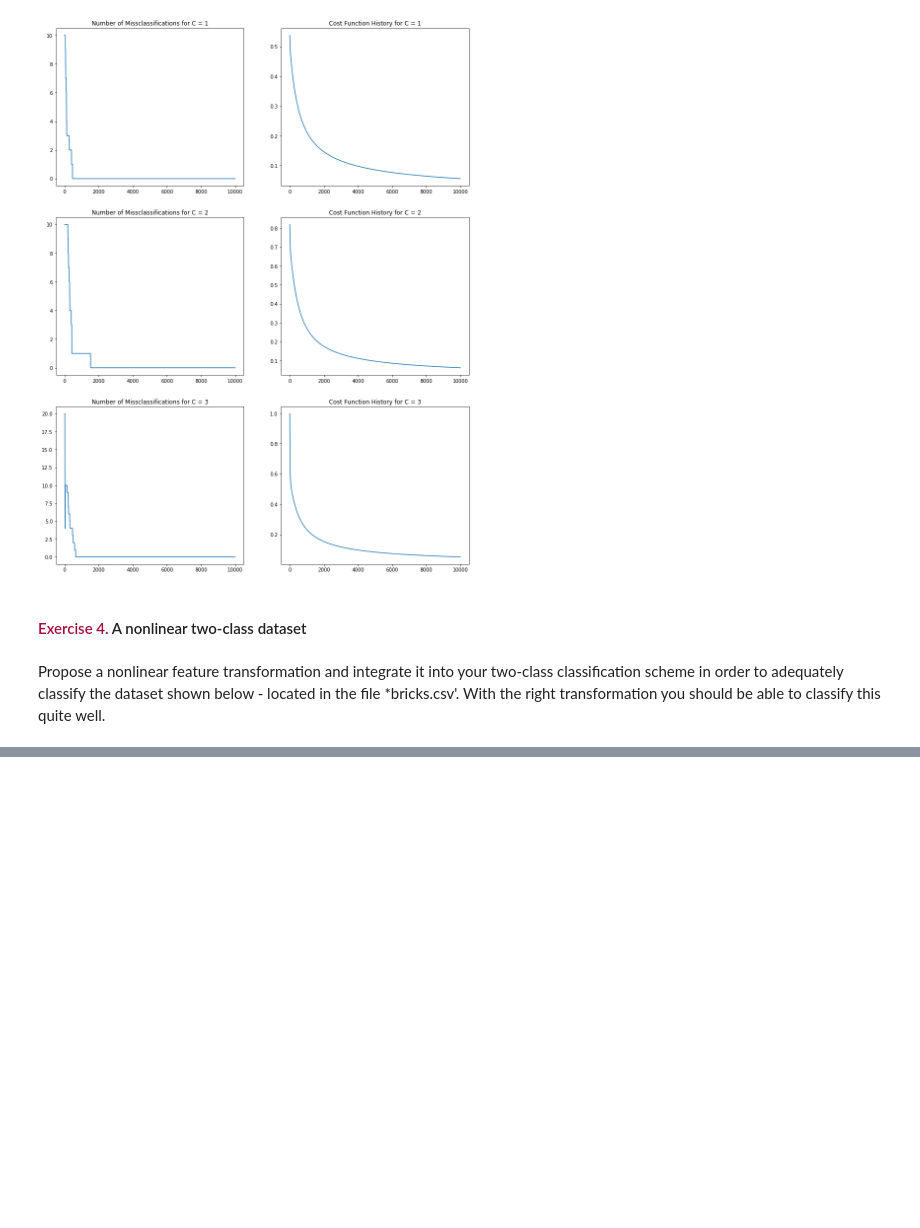
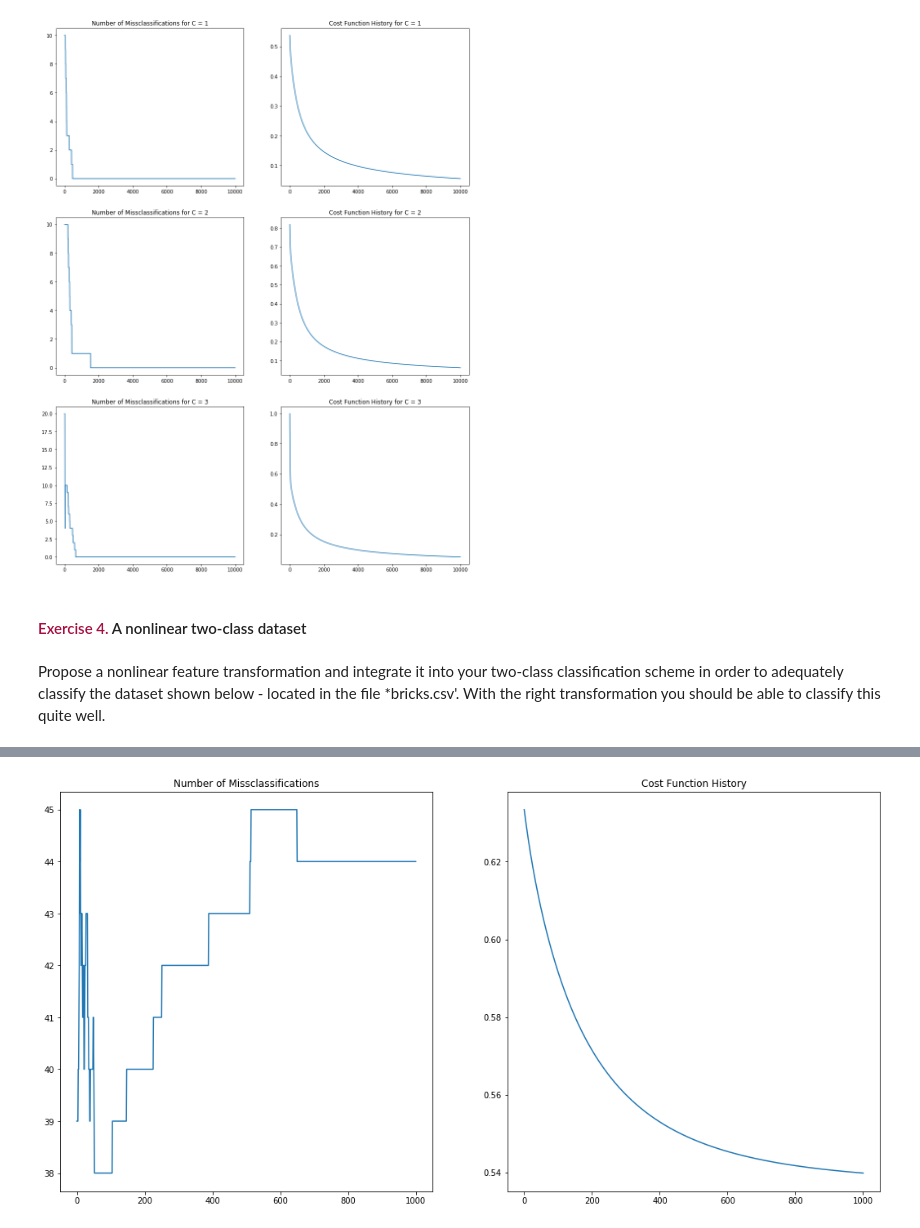
Before and after one commit to chrisxmiller/class1819, a Jupyter notebook: 19WI_EECS435_NeuralNets/HW2/deep_learning_hw2.ipynb, the cells around one changed output, grey strips where cells are left out. Saved outputs shown, nothing was run; the diff lists cells and outputs as text; code cells hidden in the pictures; blank space fills up the shorter version.

```diff
--- a/19WI_EECS435_NeuralNets/HW2/deep_learning_hw2.ipynb
+++ b/19WI_EECS435_NeuralNets/HW2/deep_learning_hw2.ipynb
@@ -282,0 +325,36 @@ def softmax(w):
+# %%
+#Define the model with built-in transformation
+def model(x,w):
+    a = w[0] + (x[:,0])*w[1] + (x[:,1]**3)*w[2]
+    return a.T
+
+#Define initial points
+w = np.random.randn(1,np.shape(x)[1]+1)[0]
+
+#define alpha, num its
+alpha = 0.100
+num_its = 1000
+# %%
+#Decend the gradient
+w_hx = gradient_descent(softmax, alpha, num_its, w)
+# %%
+#Plots, code straight from ex 1
+#Get the data for both
+mc = missclass(model, w_hx, x,y)
+cfxhx = cost_history(w_hx, softmax)
+
+#Number of iterations
+its = np.arange(0,len(w_hx))
+
+# plot cost function history
+fig, ax = plt.subplots(1, 2, figsize=(18,9))
+
+# plot function and gradient values
+ax[0].plot(its,mc)
+ax[0].set_title("Number of Missclassifications")
+ax[1].plot(its,cfxhx)
+ax[1].set_title("Cost Function History")
+
+plt.show()
+# %% [output]
+[figure, added]
```
Also changed, not shown: parts of 3 cells of this notebook.
